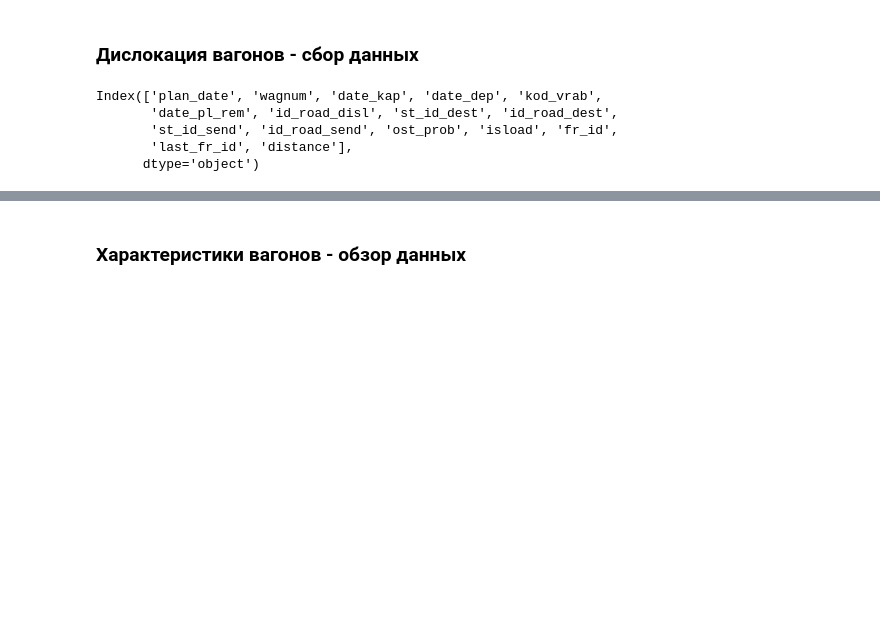
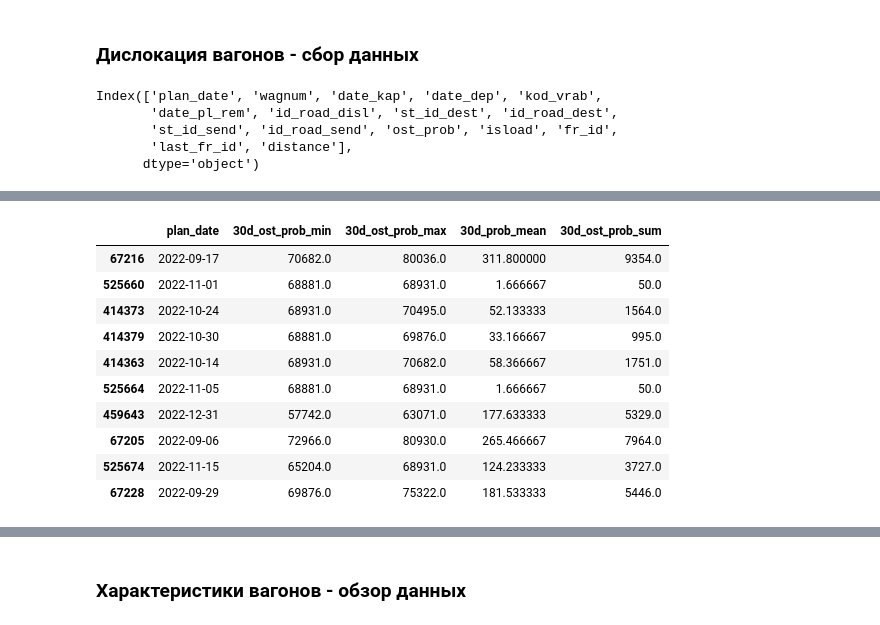
Before and after one commit to Kirill2187/datawagon, a Jupyter notebook: data_preparing/ownership_dislok_params.ipynb, the cells around one changed output, grey strips where cells are left out. Saved outputs shown, nothing was run; the diff lists cells and outputs as text; code cells hidden in the pictures; blank space fills up the shorter version.

```diff
--- a/data_preparing/ownership_dislok_params.ipynb
+++ b/data_preparing/ownership_dislok_params.ipynb
@@ -48,7 +52,6 @@ dislok['days_to_pl_rem'] = (dislok['date_pl_rem'] - dislok['plan_date']).dt.days
 dislok['another_road'] = dislok['id_road_dest'] != dislok['id_road_send']
 dislok['last_rem_date'] = dislok[['date_kap', 'date_dep']].max(axis=1)
 dislok['days_from_last_rem'] = (dislok['plan_date'] - dislok['last_rem_date']).dt.days
+dislok = dislok.convert_dtypes()
 # %%
-wagnum_subtables = {wagnum: table.sort_values(by='plan_date') for wagnum, table in tqdm(dislok.groupby('wagnum'))}
-
-wagnum_subtables[0].dtypes
+dislok.sort_values(by='plan_date', inplace=True)
@@ -72,0 +58,5 @@ dtype: object
+# %%
+to_fill = ['ost_prob']
+
+dislok[to_fill] = dislok.groupby('wagnum')[to_fill].transform(lambda x: x.fillna(method='ffill'))
+dislok[to_fill] = dislok.groupby('wagnum')[to_fill].transform(lambda x: x.fillna(0))
@@ -73,3 +83,5 @@ dtype: object
+# %%
+wagnum_subtables = {wagnum: table for wagnum, table in tqdm(dislok.groupby('wagnum'))}
 # %%
 from itertools import product
 
@@ -87,0 +113,14 @@ for wagnum, table in tqdm(wagnum_subtables.items()):
+# %%
+wagnum_subtables[0][['plan_date', '30d_ost_prob_min', '30d_ost_prob_max', '30d_prob_mean', '30d_ost_prob_sum']].sample(10)
+# %% [output]
+|  | plan_date | 30d_ost_prob_min | 30d_ost_prob_max | 30d_prob_mean | 30d_ost_prob_sum |
+| 67216 | 2022-09-17 | 70682.0 | 80036.0 | 311.800000 | 9354.0 |
+| 525660 | 2022-11-01 | 68881.0 | 68931.0 | 1.666667 | 50.0 |
+| 414373 | 2022-10-24 | 68931.0 | 70495.0 | 52.133333 | 1564.0 |
+| 414379 | 2022-10-30 | 68881.0 | 69876.0 | 33.166667 | 995.0 |
+| 414363 | 2022-10-14 | 68931.0 | 70682.0 | 58.366667 | 1751.0 |
+| 525664 | 2022-11-05 | 68881.0 | 68931.0 | 1.666667 | 50.0 |
+| 459643 | 2022-12-31 | 57742.0 | 63071.0 | 177.633333 | 5329.0 |
+| 67205 | 2022-09-06 | 72966.0 | 80930.0 | 265.466667 | 7964.0 |
+| 525674 | 2022-11-15 | 65204.0 | 68931.0 | 124.233333 | 3727.0 |
+| 67228 | 2022-09-29 | 69876.0 | 75322.0 | 181.533333 | 5446.0 |
```
Also changed, not shown: parts of 37 cells of this notebook, 1 other file.
